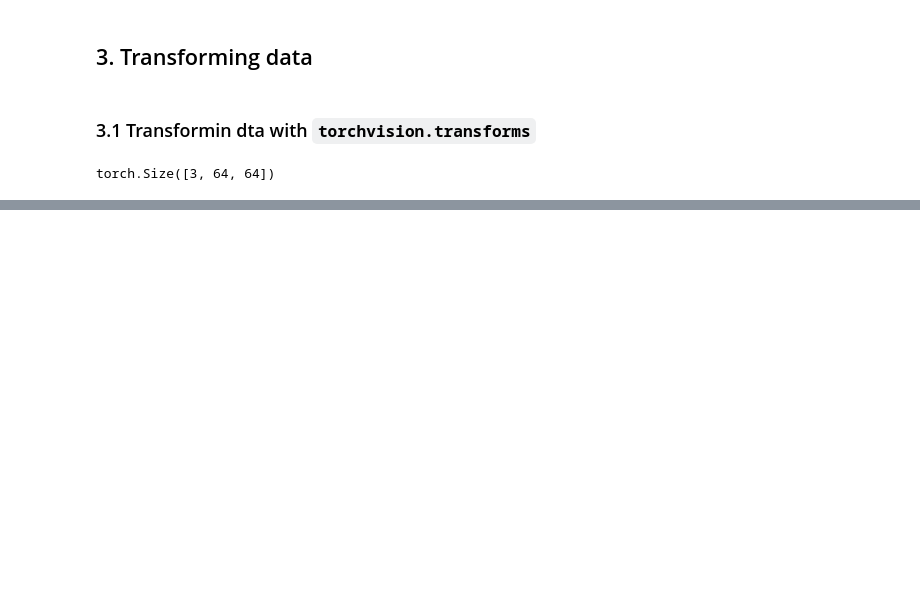
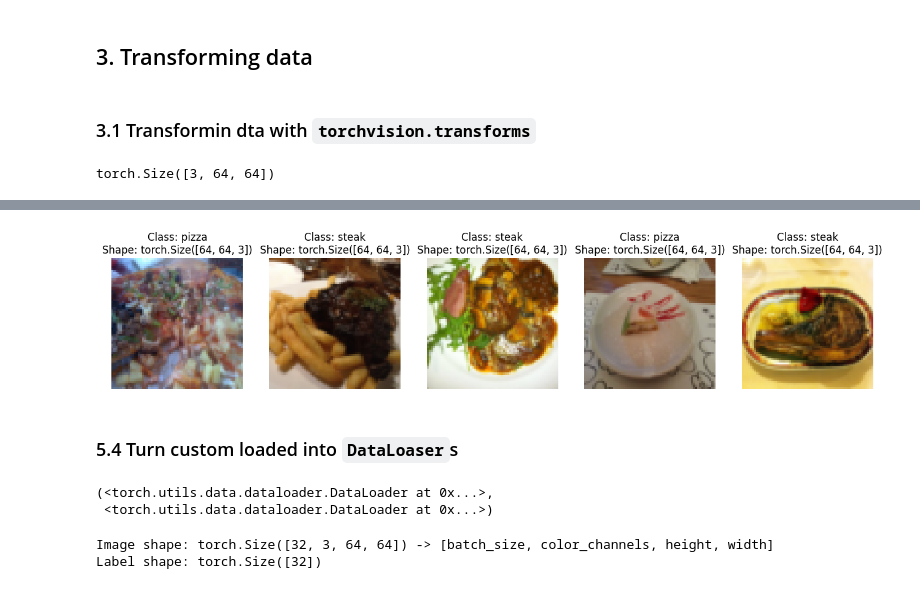
Before and after one commit to miller00315/ia_studies, a Jupyter notebook: pytorch_custom_dataset_computer_vision.ipynb, the cells around one changed output, grey strips where cells are left out. Saved outputs shown, nothing was run; the diff lists cells and outputs as text; code cells hidden in the pictures; blank space fills up the shorter version.

```diff
--- a/pytorch_custom_dataset_computer_vision.ipynb
+++ b/pytorch_custom_dataset_computer_vision.ipynb
@@ -176,0 +336,8 @@ plot_transformed_images(
+# %%
+# Setup path for target directory
+target_directory = train_dir
+
+print(f"target dir: {target_directory}")
+
+class_names_found = sorted([item.name for item in (os.scandir(target_directory))])
+class_names_found
@@ -176,0 +351,14 @@ plot_transformed_images(
+# %%
+def find_classes(target_directory: str) -> Tuple[List[str], Dict[str, int]]:
+  """Find the classes folder names in a target directory."""
+  # 1. Get the class names by scanning the target directory
+  classes = sorted(entry.name for entry in os.scandir(target_directory) if entry.is_dir())
+
+  # 2 Raise an erro if class name could not be found
+  if not classes:
+    raise FileNotFoundError(f"Could not find any classes in {target_directory}.. please check file structure")
+
+  # Create a dictionary of index labels (computers prefer numbers rather thna strings as labels)
+  class_to_idx = {class_name: item for item, class_name in enumerate(classes)}
+
+  return classes, class_to_idx
@@ -176,0 +416,17 @@ plot_transformed_images(
+# %%
+# Create a transform
+train_transforms = transforms.Compose([
+    transforms.Resize((64, 64)),
+    transforms.RandomHorizontalFlip(p=0.5),
+    transforms.ToTensor()
+])
+
+# Don't flip or manipulate test data
+test_transforms = transforms.Compose([
+    transforms.Resize((64, 64)),
+    transforms.ToTensor()
+])
+# %%
+# Test out ImageFolderCustom
+train_data_custom = ImageFolderCustom(target_dir=train_dir, transform=train_transforms)
+test_data_custom = ImageFolderCustom(target_dir=test_dir, transform=test_transforms)
@@ -176,0 +506,40 @@ plot_transformed_images(
+# %%
+# Disply random image from the ImageFolderCustom Dataset
+display_random_images(dataset=train_data_custom, classes=train_data_custom.classes, n=5, seed=42)
+# %% [output]
+[figure, added]
+# %% [markdown]
+### 5.4 Turn custom loaded into `DataLoaser`s
+# %%
+from torch.utils.data import DataLoader
+
+BATCH_SIZE = 32
+NUM_WORKERS = os.cpu_count()
+
+train_dataloader_custom = DataLoader(
+    dataset=train_data_custom,
+    batch_size=BATCH_SIZE,
+    num_workers=NUM_WORKERS,
+    shuffle=True
+)
+
+test_dataloader_custom = DataLoader(
+    dataset=test_data_custom,
+    batch_size=BATCH_SIZE,
+    num_workers=NUM_WORKERS,
+    shuffle=False # Don't shuffle the test data
+)
+
+train_dataloader_custom, test_dataloader_custom
+# %% [output]
+(<torch.utils.data.dataloader.DataLoader at 0x...>,
+ <torch.utils.data.dataloader.DataLoader at 0x...>)
+# %%
+# Get image and label from custom dataloader
+img_custom, label_custom = next(iter(train_dataloader_custom))
+
+print(f"Image shape: {img_custom.shape} -> [batch_size, color_channels, height, width]")
+print(f"Label shape: {label_custom.shape}")
+# %% [output]
+Image shape: torch.Size([32, 3, 64, 64]) -> [batch_size, color_channels, height, width]
+Label shape: torch.Size([32])
```
Also changed, not shown: parts of 94 cells of this notebook.
